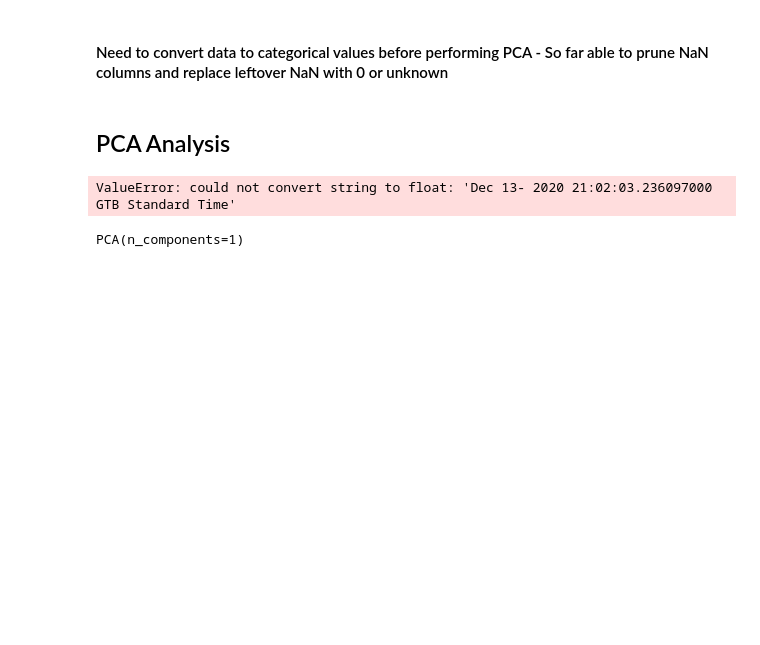
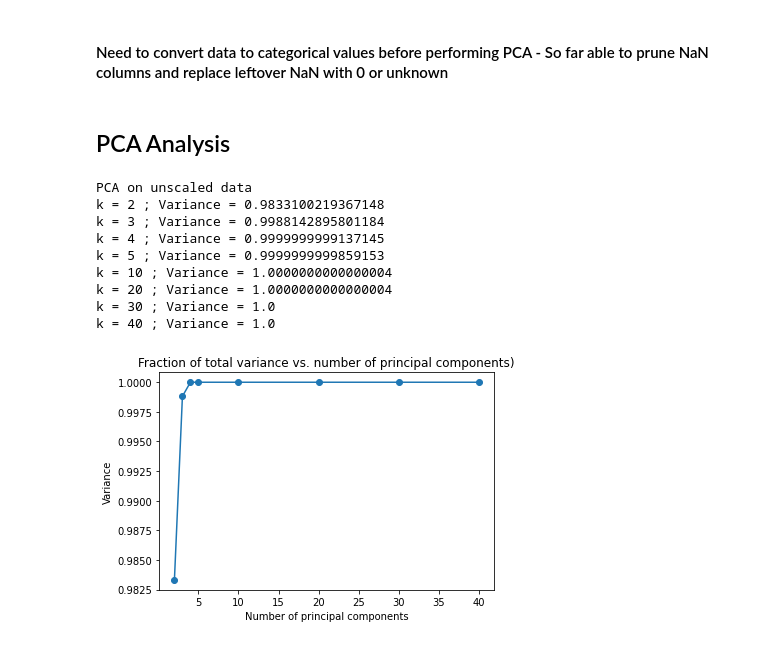
Before and after one commit to bijan-safai/MlFinalProject, a Jupyter notebook: src/FinalProjectDataExploration.ipynb, the cells around one changed output. Cells and saved outputs as stored; diff of their text form; code cells hidden in the pictures; blank space fills up the shorter version.

Commit message:
Update FinalProjectDataExploration.ipynb
Updated the PCA func

```diff
--- a/src/FinalProjectDataExploration.ipynb
+++ b/src/FinalProjectDataExploration.ipynb
@@ -300,7 +301,7 @@ def mac_to_int(mac):
 for col in mac_addr_features:
   df[col] = df[col].apply(lambda x: mac_to_int(x))
 # %%
-udp_feaures = ['udp.dstport', 'udp.srcport', 'udp.length', 'udp.time_delta']
+udp_feaures = ['udp.dstport', 'udp.srcport', 'udp.length', 'udp.time_delta', 'ip.version']
 
 for col in udp_feaures:
     df[col] = df[col].astype('float64')
@@ -318,11 +341,26 @@ Non numeric columns:  ['frame.time', 'radiotap.present.tsft', 'radiotap.rxflags'
 # %%
 from sklearn.model_selection import train_test_split
-print
+from sklearn.preprocessing import LabelEncoder, LabelBinarizer, StandardScaler
+
+encoder = LabelEncoder()
+
 Y = df["Label"]
-X = df.loc[: ,df.columns != 'Label']
+#X = df.loc[: ,df.columns != 'Label']
+X = df[num_feature]
 
-train_data, test_data, train_labels , test_labels = train_test_split(X, Y, test_size = 0.2)
+encoded_Y = encoder.fit_transform(Y)
+print(encoder.classes_)
+
+train_data, test_data, train_labels , test_labels = train_test_split(X, encoded_Y, test_size = 0.2)
 
 print("Train data shape:" , train_data.shape)
 print("Test data shape: ", test_data.shape)
+
+sc_train=StandardScaler()
+sc_train.fit(train_data)
+scaled_train_data = sc_train.transform(train_data)
+
+sc_test=StandardScaler()
+sc_test.fit(test_data)
+scaled_test_data = sc_test.transform(test_data)
 # %% [output]
@@ -335,31 +374,37 @@ Test data shape:  (25739, 56)
 # %%
 import matplotlib.pyplot as plt
 from sklearn import metrics
 from sklearn.decomposition import PCA
 
-def PCA_1(k):
+def PCA_(k, data):
 
   total_var = []
   for i in range(len(k)):
     pca = PCA(n_components=k[i])
-    pca.fit(train_data)
+    pca.fit(data)
     var_components = pca.explained_variance_ratio_
     print("k = "+ str(k[i]) + " ; Variance = "+ str(np.sum(var_components)))
     total_var.append(np.sum(var_components))
 
 
   # plotting
   print("\n")
   plt.plot(k, total_var, marker = 'o')
   plt.title('Fraction of total variance vs. number of principal components)')
   plt.xlabel("Number of principal components")
   plt.ylabel("Variance")
 
-n_components = [ 2, 3, 4, 5, 10, 20, 30, 40, 50]
-PCA_1(n_components)
+n_components = [ 2, 3, 4, 5, 10, 20, 30, 40]
+print("PCA on unscaled data")
+PCA_(n_components, train_data)
 # %% [output]
-ValueError: could not convert string to float: 'Dec 13- 2020 21:02:03.236097000 GTB Standard Time'
+PCA on unscaled data
+k = 2 ; Variance = 0.9833100219367148
+k = 3 ; Variance = 0.9988142895801184
+k = 4 ; Variance = 0.9999999999137145
+k = 5 ; Variance = 0.9999999999859153
+k = 10 ; Variance = 1.0000000000000004
+k = 20 ; Variance = 1.0000000000000004
+k = 30 ; Variance = 1.0
+k = 40 ; Variance = 1.0
+[figure, added]
-# %%
-print(pca)
-# %% [output]
-PCA(n_components=1)
```
Also changed, not shown: parts of 14 cells of this notebook.
